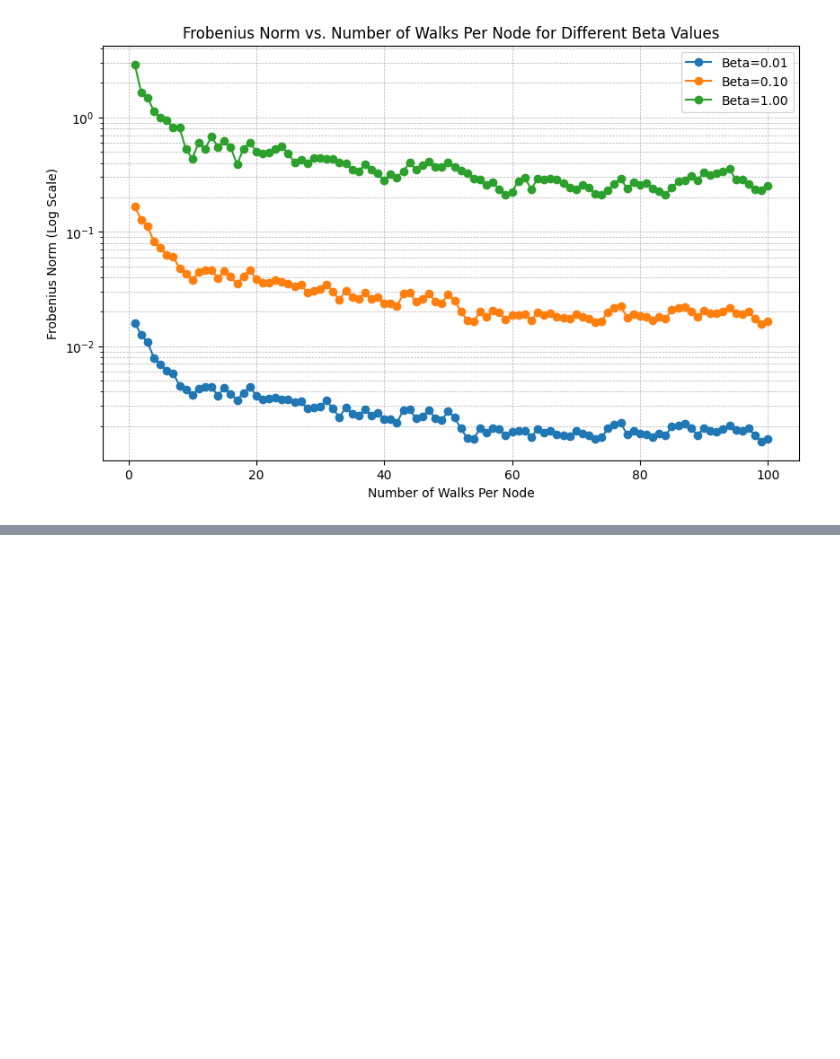
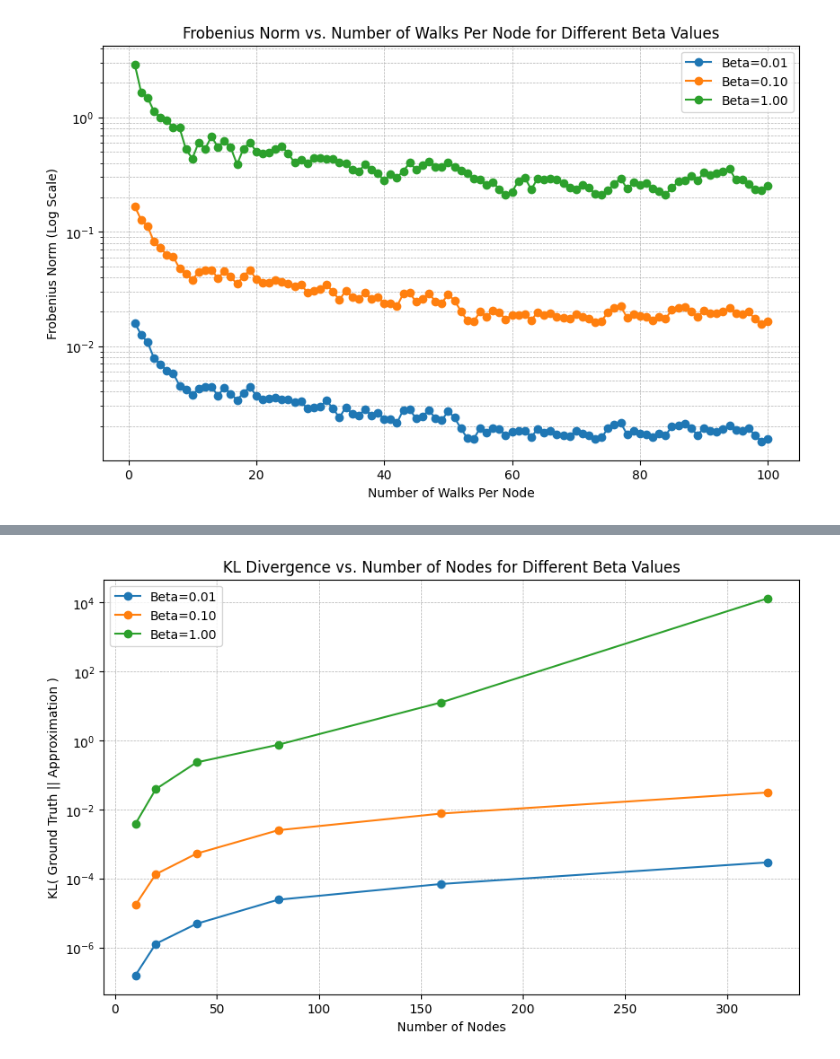
Before and after one commit to MatthewZhang473/Efficient-Gaussian-Process-on-Graphs, a Jupyter notebook: experiments/convergence_tests/test_convergence_fast_grf.ipynb, the cells around one changed output, grey strips where cells are left out. Cells and saved outputs as stored; diff of their text form; code cells hidden in the pictures; blank space fills up the shorter version.

Commit message:
Experimented how the GRF performance scale with graph size - (independent)

```diff
--- a/experiments/convergence_tests/test_convergence_fast_grf.ipynb
+++ b/experiments/convergence_tests/test_convergence_fast_grf.ipynb
@@ -214,0 +228,57 @@ plot_kl_divergence(adjacency_matrix, p_halt=0.1, beta_values=beta_values, max_wa
+# %%
+import numpy as np
+import networkx as nx
+import matplotlib.pyplot as plt
+from tqdm import tqdm
+
+# Function to generate a random graph adjacency matrix
+def generate_random_graph(num_nodes, probability=0.1):
+    G = nx.erdos_renyi_graph(num_nodes, probability, directed=False)
+    return nx.to_numpy_array(G)
+
+# Function to plot KL divergence vs number of nodes
+def plot_kl_vs_graph_size(graph_sizes, p_halt, beta_values, num_walks_per_node=1000, edge_probability=0.1):
+    kl_results = {beta: [] for beta in beta_values}  # Store KL divergences
+
+    for num_nodes in tqdm(graph_sizes, desc="Processing graph sizes"):
+        adjacency_matrix = generate_random_graph(num_nodes, edge_probability)
+
+        # Precompute ground truth diffusion kernels
+        ground_truths = {
+            beta: diffusion_kernel(adjacency_matrix, beta)
+            for beta in beta_values
+        }
+
+        for beta in tqdm(beta_values, desc=f"Processing beta values for {num_nodes} nodes", leave=False):
+            # Approximate diffusion kernel
+            approx_cov = fast_diffusion_grf_kernel(
+                adjacency_matrix,
+                num_walks_per_node,
+                p_halt,
+                max_walk_length=30,
+                beta=beta
+            )
+
+            # Compute KL divergence
+            kl_val = kl_gaussian_zero_mean(ground_truths[beta], approx_cov)
+            kl_results[beta].append(kl_val)
+
+    # Plot the results
+    plt.figure(figsize=(10, 6))
+    for beta, kl_values in kl_results.items():
+        plt.plot(graph_sizes, kl_values, marker='o', label=f"Beta={beta:.2f}")
+
+    plt.title("KL Divergence vs. Number of Nodes for Different Beta Values")
+    plt.xlabel("Number of Nodes")
+    plt.ylabel("KL( Ground Truth || Approximation )")
+    plt.yscale("log")  # Optional: log scale for easier visualization
+    plt.grid(True, which="both", linestyle="--", linewidth=0.5)
+    plt.legend()
+    plt.show()
+
+# Example usage:
+graph_sizes = [10, 20, 40, 80]
+beta_values = [0.01, 0.1, 1.0]
+plot_kl_vs_graph_size(graph_sizes, p_halt=0.1, beta_values=beta_values, num_walks_per_node=1000, edge_probability=0.1)
+# %% [output]
+[figure, added]
```
Also changed, not shown: parts of 4 cells of this notebook, 1 other file.
